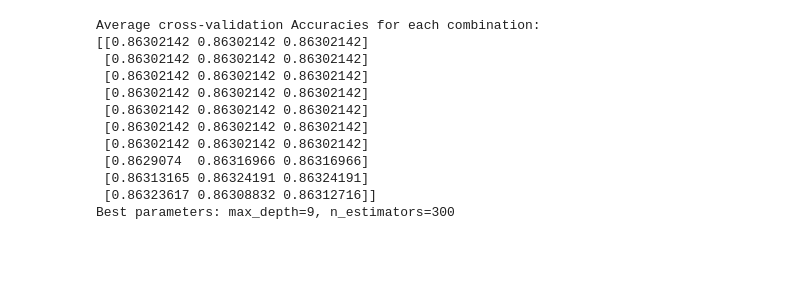
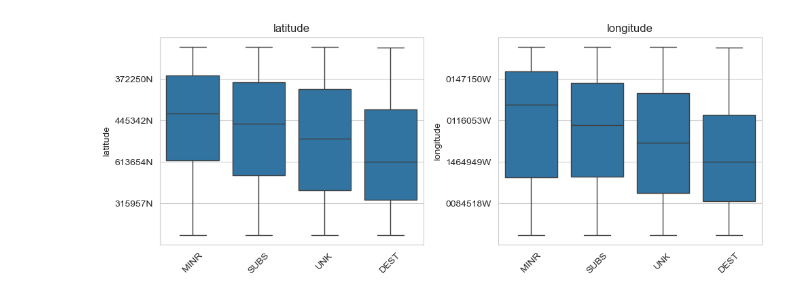
Before and after one commit to TheErdosInstitute-Summer2025-Project/aviation-project, a Jupyter notebook: jupyter-notebooks/model-testing-inkee.ipynb, the cells around one changed output. Saved outputs shown, nothing was run; the diff lists cells and outputs as text; code cells hidden in the pictures; blank space fills up the shorter version.

```diff
--- a/jupyter-notebooks/model-testing-inkee.ipynb
+++ b/jupyter-notebooks/model-testing-inkee.ipynb
@@ -112,0 +144,20 @@ plt.show()
+# %%
+num_features =['latitude', 'longitude']
+
+
+# Create a 1-row grid of box plots
+fig, axes = plt.subplots(1, len(num_features), figsize=(5 * len(num_features), 4))
+
+for i, feature in enumerate(num_features):
+    sns.boxplot(data=df_train, x=target, y=feature, ax=axes[i])
+    axes[i].set_title(feature)
+    axes[i].set_xlabel('')
+    axes[i].tick_params(axis='x', rotation=45)
+
+    # Reduce number of yticks
+    y_min, y_max = axes[i].get_ylim()
+    axes[i].set_yticks(np.linspace(y_min, y_max, 6))
+plt.tight_layout()
+plt.show()
+# %% [output]
+[figure, added]
@@ -141,7 +208,5 @@ def show_barplot(categorical_features : list[str], df : pd.DataFrame):
 # %%
-# Drop Unknown damage
-df_train = df_train[df_train[target] != 'UNK']
-
+'''
 ## Do regression in RandomForestClassifier without selecting features.
 ## This paragraph is originated from the problem session 10 in Erdos 2025 summer data science boot camp.
 from sklearn.ensemble import RandomForestClassifier
@@ -156,10 +221,6 @@ y_train = df_train[target]
 # As target values are 'MINR', 'SUBS', ..., transform into numerical; 0,1,2,3
 # UNKNOWN has been dropped already.
 
-label_order = ['MINR', 'SUBS', 'DEST']
-label_map = {label: i for i, label in enumerate(label_order)}
-
-y_train_encoded = y_train.map(label_map)
 
 # Define the parameter ranges.
 max_depths = range(1, 11)            # 1 to 10 inclusive
@@ -206,16 +267,4 @@ best_idx = np.unravel_index(np.argmax(f1_arr), f1_arr.shape)
 best_max_depth = list(max_depths)[best_idx[0]]
 best_n_estimators = n_estimators_options[best_idx[1]]
 print(f"Best parameters: max_depth={best_max_depth}, n_estimators={best_n_estimators}")
+'''
-# %% [output]
-Average cross-validation Accuracies for each combination:
-[[0.86302142 0.86302142 0.86302142]
- [0.86302142 0.86302142 0.86302142]
- [0.86302142 0.86302142 0.86302142]
- [0.86302142 0.86302142 0.86302142]
- [0.86302142 0.86302142 0.86302142]
- [0.86302142 0.86302142 0.86302142]
- [0.86302142 0.86302142 0.86302142]
- [0.8629074  0.86316966 0.86316966]
- [0.86313165 0.86324191 0.86324191]
- [0.86323617 0.86308832 0.86312716]]
-Best parameters: max_depth=9, n_estimators=300
```
Also changed, not shown: parts of 36 cells of this notebook.
